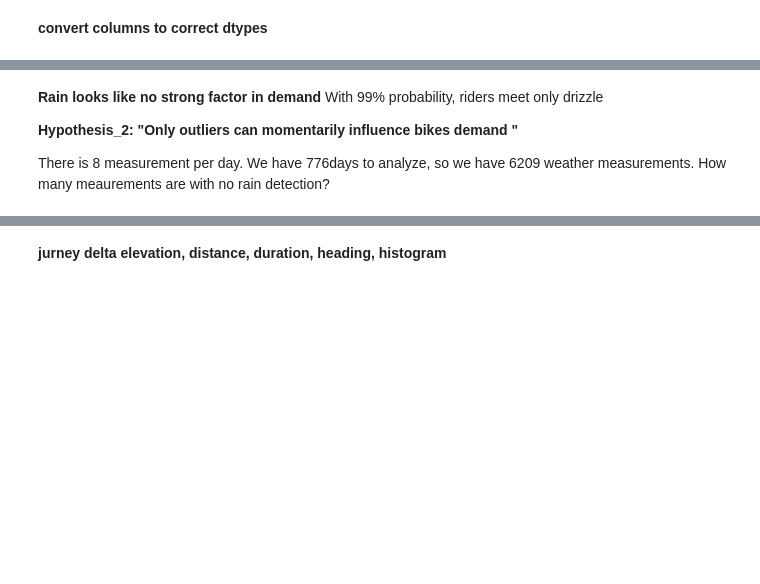
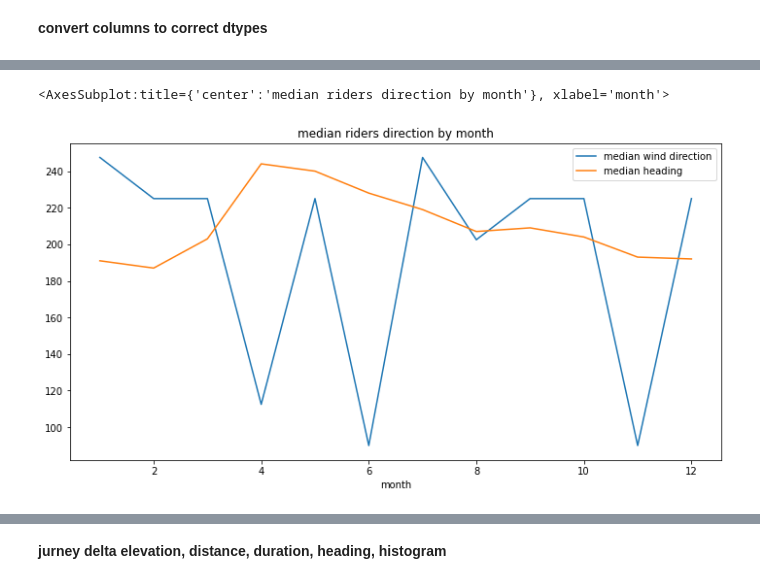
Before and after one commit to daim77/python_BI_analysis_bike_sharing, a Jupyter notebook: results.ipynb, the cells around one changed output, grey strips where cells are left out. Drawn from its saved outputs; the diff is of its cells as text; code cells hidden in the pictures; blank space fills up the shorter version.

Commit message:
rain analysis

```diff
--- a/results.ipynb
+++ b/results.ipynb
@@ -161,16 +176,16 @@ Total amount of unique stations ID in dataset is 199
 # %%
-df3 = pd.DataFrame(bikes_df.loc[:, ['start_station_id', 'start_station_latitude', 'start_station_longitude']])\
+df1 = pd.DataFrame(bikes_df.loc[:, ['start_station_id', 'start_station_latitude', 'start_station_longitude']])\
     .drop_duplicates('start_station_id', keep='first')\
     .rename(columns={'start_station_id': 'station_id',
                      'start_station_latitude': 'lat',
                      'start_station_longitude': 'long'})
 
-df4 = bikes_df.loc[:, ['end_station_id', 'end_station_latitude', 'end_station_longitude']]\
+df2 = bikes_df.loc[:, ['end_station_id', 'end_station_latitude', 'end_station_longitude']]\
     .drop_duplicates('end_station_id', keep='first')\
     .rename(columns={'end_station_id': 'station_id',
                      'end_station_latitude': 'lat',
                      'end_station_longitude': 'long'})
-df_stations_id = pd.merge(df4, df3, left_on='station_id', right_on='station_id', how='left')
+df_stations_id = pd.merge(df2, df1, left_on='station_id', right_on='station_id', how='left')
 df_stations_id = df_stations_id.drop(['lat_y', 'long_y'], axis=1).sort_index(ascending=False)
 df_stations_id = df_stations_id.rename(columns={'lat_x': 'lat', 'long_x': 'long'})
 df_stations_id.set_index('station_id', inplace=True)
@@ -345,13 +390,14 @@ wind_from_df\
 # %%
-df1 = weather_df.loc[:,['date','wind_direction_deg', 'rain_mm']]
-df1['month'] = pd.DatetimeIndex(df1['date']).month
-df1.groupby('month')['wind_direction_deg'].mean()\
-    .plot(legend=True, figsize=(12,6), title='mean wind direction by month', label='mean wind direction')
+import matplotlib.pyplot as plt
+
+
+df1 = full_data_df.loc[:,['wx_date','wind_direction_deg', 'heading_deg', 'rain_mm']]
+df1['month'] = pd.DatetimeIndex(df1['wx_date']).month
+
+df1.groupby('month')['wind_direction_deg'].median()\
+    .plot(legend=True, figsize=(12,6), title='median wind direction by month', label='median wind direction')
+df1.groupby('month')['heading_deg'].median()\
+    .plot(legend=True, figsize=(12,6), title='median riders direction by month', label='median heading')
+# %% [output]
+<AxesSubplot:title={'center':'median riders direction by month'}, xlabel='month'>
+[figure, added]
-# %% [markdown]
-**Rain looks like no strong factor in demand**
-With 99% probability, riders meet only drizzle
-
-__Hypothesis_2: "Only outliers can momentarily influence bikes demand "__
-
-There is 8 measurement per day. We have 776days to analyze, so we have 6209 weather measurements.
-How many meaurements are with no rain detection?
```
Also changed, not shown: parts of 45 cells of this notebook.
